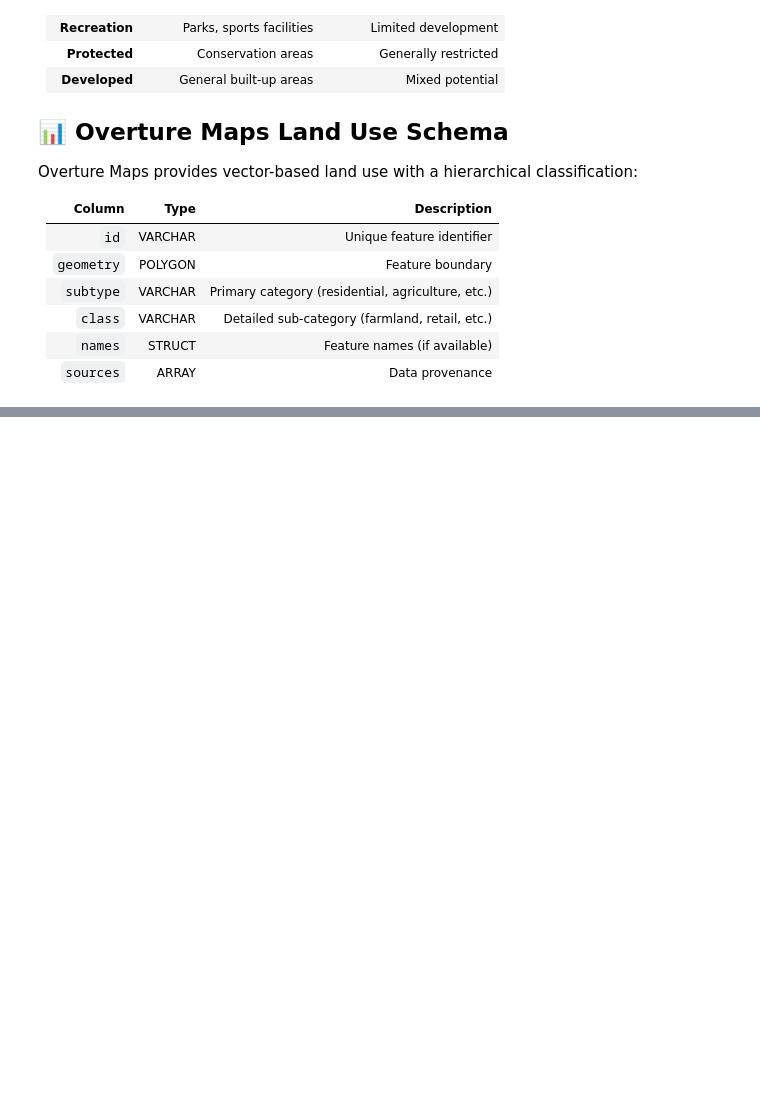
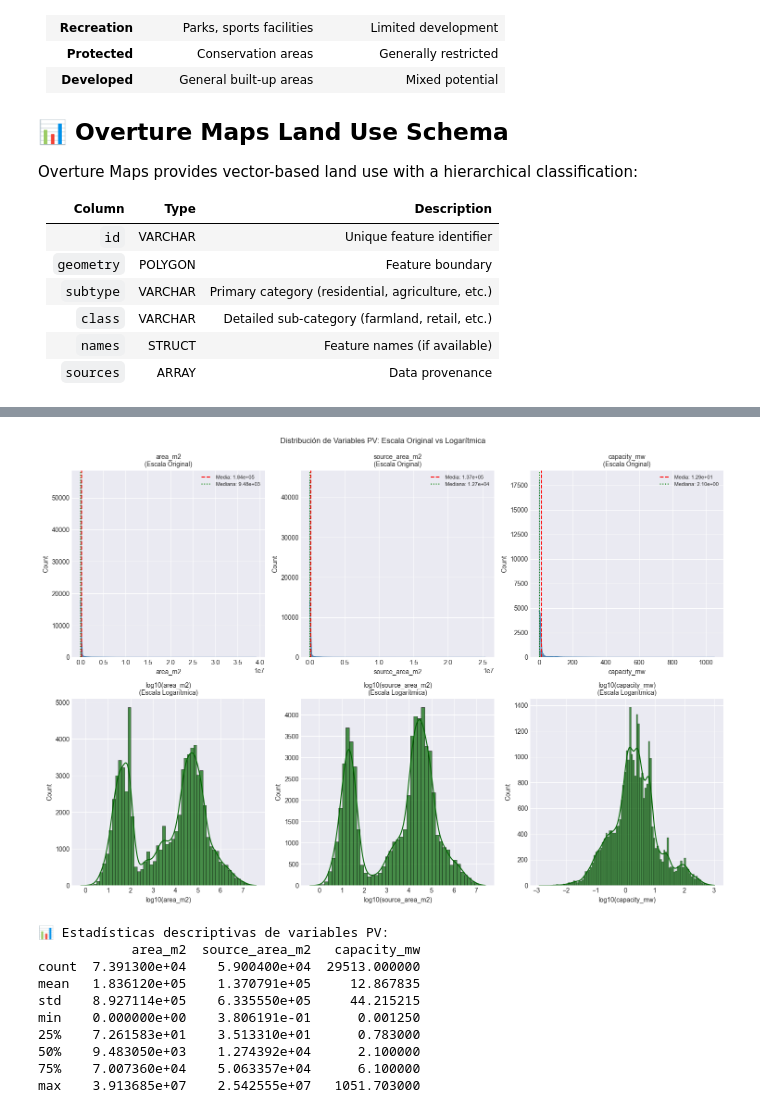
Before and after one commit to avega17/CCOM6994_PV_Solar_Project, a Jupyter notebook: solar_pv_census_data_analysis_E2E.ipynb, the cells around one changed output, grey strips where cells are left out. Saved outputs shown, nothing was run; the diff lists cells and outputs as text; code cells hidden in the pictures; blank space fills up the shorter version.

```diff
--- a/solar_pv_census_data_analysis_E2E.ipynb
+++ b/solar_pv_census_data_analysis_E2E.ipynb
@@ -490,0 +765,56 @@ Overture Maps provides vector-based land use with a hierarchical classification:
+# %%
+# Distribution histograms with log scale option
+fig, axes = plt.subplots(2, 3, figsize=(15, 10))
+
+for idx, var in enumerate(pv_analysis_vars):
+    # Top row: Original scale
+    ax_orig = axes[0, idx]
+    # Bottom row: Log scale
+    ax_log = axes[1, idx]
+
+    if var in pv_census_df.columns:
+        data = pv_census_df[var].dropna()
+        data_positive = data[data > 0]  # Log requires positive values
+
+        if len(data) > 0:
+            # Original scale histogram
+            sns.histplot(data, kde=True, ax=ax_orig, color='steelblue', alpha=0.7)
+            ax_orig.set_title(f'{var}\n(Escala Original)', fontsize=10)
+            ax_orig.axvline(data.mean(), color='red', linestyle='--', label=f'Media: {data.mean():.2e}')
+            ax_orig.axvline(data.median(), color='green', linestyle=':', label=f'Mediana: {data.median():.2e}')
+            ax_orig.legend(fontsize=8)
+
+            # Log scale histogram (for positive values)
+            if len(data_positive) > 0:
+                log_data = np.log10(data_positive)
+                sns.histplot(log_data, kde=True, ax=ax_log, color='darkgreen', alpha=0.7)
+                ax_log.set_title(f'log10({var})\n(Escala Logarítmica)', fontsize=10)
+                ax_log.set_xlabel(f'log10({var})')
+            else:
+                ax_log.text(0.5, 0.5, 'Sin valores positivos', ha='center', va='center', transform=ax_log.transAxes)
+        else:
+            ax_orig.text(0.5, 0.5, 'Sin datos', ha='center', va='center', transform=ax_orig.transAxes)
+            ax_log.text(0.5, 0.5, 'Sin datos', ha='center', va='center', transform=ax_log.transAxes)
+    else:
+        ax_orig.text(0.5, 0.5, 'No disponible', ha='center', va='center', transform=ax_orig.transAxes)
+        ax_log.text(0.5, 0.5, 'No disponible', ha='center', va='center', transform=ax_log.transAxes)
+
+plt.tight_layout()
+plt.suptitle('Distribución de Variables PV: Escala Original vs Logarítmica', y=1.02, fontsize=12)
+plt.show()
+
+print("\n📊 Estadísticas descriptivas de variables PV:")
+pv_stats = pv_census_df[pv_analysis_vars].describe()
+print(pv_stats.to_string())
+# %% [output]
+[figure, added]
+📊 Estadísticas descriptivas de variables PV:
+            area_m2  source_area_m2   capacity_mw
+count  7.391300e+04    5.900400e+04  29513.000000
+mean   1.836120e+05    1.370791e+05     12.867835
+std    8.927114e+05    6.335550e+05     44.215215
+min    0.000000e+00    3.806191e-01      0.001250
+25%    7.261583e+01    3.513310e+01      0.783000
+50%    9.483050e+03    1.274392e+04      2.100000
+75%    7.007360e+04    5.063357e+04      6.100000
+max    3.913685e+07    2.542555e+07   1051.703000
```
Also changed, not shown: parts of 44 cells of this notebook, 1 other file.
